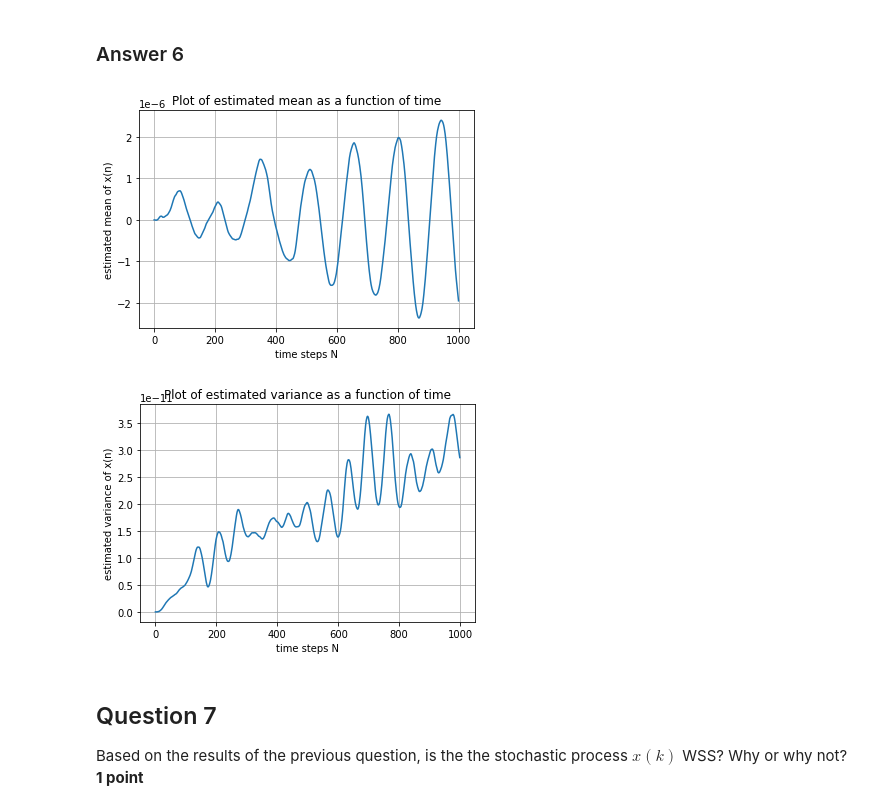
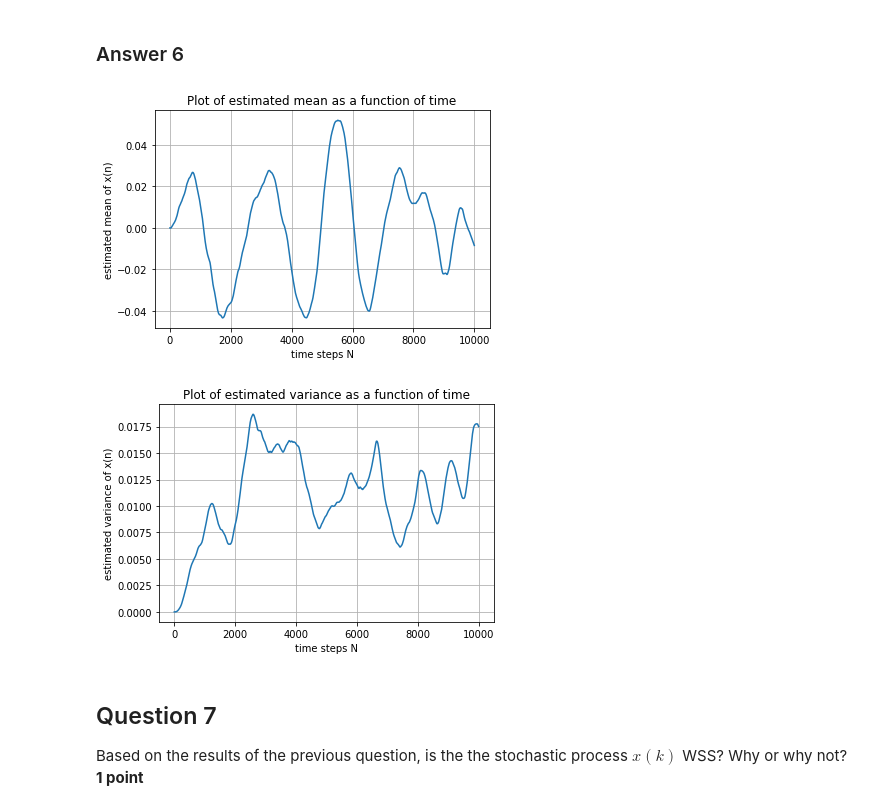
Before and after one commit to dannylooman/SC42150-SSP, a Jupyter notebook: SC42150_PythonAssignment1_Template.ipynb, the cells around one changed output. Cells and saved outputs as stored; diff of their text form; code cells hidden in the pictures.

```diff
--- a/SC42150_PythonAssignment1_Template.ipynb
+++ b/SC42150_PythonAssignment1_Template.ipynb
@@ -87,13 +91,15 @@ $$ b3 = \frac{\beta \Delta t^2}{\sqrt{\Delta t} (1 + \gamma\Delta t + \omega^2\D
 (3) their numerical values making use of the data given in Table 2.1.
 # %%
 #variables
-N = 10^4
+N = 10**4
 delta_t = 10**-3
 omega = 3.0
 gamma = 1.0
 beta = 0.5
-b1 = (gamma * delta_t - 2)/(1 + gamma * delta_t + omega**2 * delta_t**2)
-b2 = 1/(1 + gamma * delta_t+ omega**2 * delta_t**2)
-b3 = (beta*delta_t**2)*(math.sqrt(delta_t)) / (1 + gamma * delta_t + omega**2 * delta_t**2)
+denominator = 1 + gamma * delta_t + omega**2 * delta_t**2
+
+b1 = (-gamma * delta_t - 2) / denominator
+b2 = 1 / denominator
+b3 = beta*delta_t*math.sqrt(delta_t) / denominator
 print(f"b1 = {b1}, b2 = {b2}, b3 = {b3}")
 # %% [output]
@@ -168,7 +174,7 @@ x(1) = x(2) = 0
 The simulation is done in the code below.
 # %%
 #initial conditions
-N = 1000 #Number of Samples
+
 x = np.zeros(N)
 x[0] = 0
 x[1] = 0
@@ -251,36 +257,36 @@ def get_var_and_expectation(data):
     _N = np.size(data[1,:])
     _exp = np.zeros(_N)
     _var = np.zeros(_N)
 
     # note can also use the np.std and the np.mean functions
-    for k in range(N):
+    for k in range(_N):
         _exp[k] = sum(data[:,k]) / len(data[:,k])
         _var[k] = sum( (data[:,k] - _exp[k])**2 / len(data[:,k]) )
 
     return _exp, _var
 
 expectation_x, variance_x = get_var_and_expectation(x)
 
 
 # plot results
 fig = plt.figure(3)
 ax = plt.subplot()
 ax.plot(N_vector, expectation_x)
 ax.set(xlabel='time steps N', ylabel='estimated mean of x(n)',
        title='Plot of estimated mean as a function of time')
 ax.grid()
 plt.show()
 
 fig = plt.figure(4)
 ax = plt.subplot()
 ax.plot(N_vector, variance_x)
 ax.set(xlabel='time steps N', ylabel='estimated variance of x(n)',
        title='Plot of estimated variance as a function of time')
 ax.grid()
 plt.show()
 # %% [output]
-[figure, old version]
+[figure, new version]
-[figure, old version]
+[figure, new version]
 # %% [markdown]
 ## Question 7
 Based on the results of the previous question, is the the stochastic process $x(k)$ WSS? Why or why not? **1 point**
```
Also changed, not shown: parts of 6 cells of this notebook.
